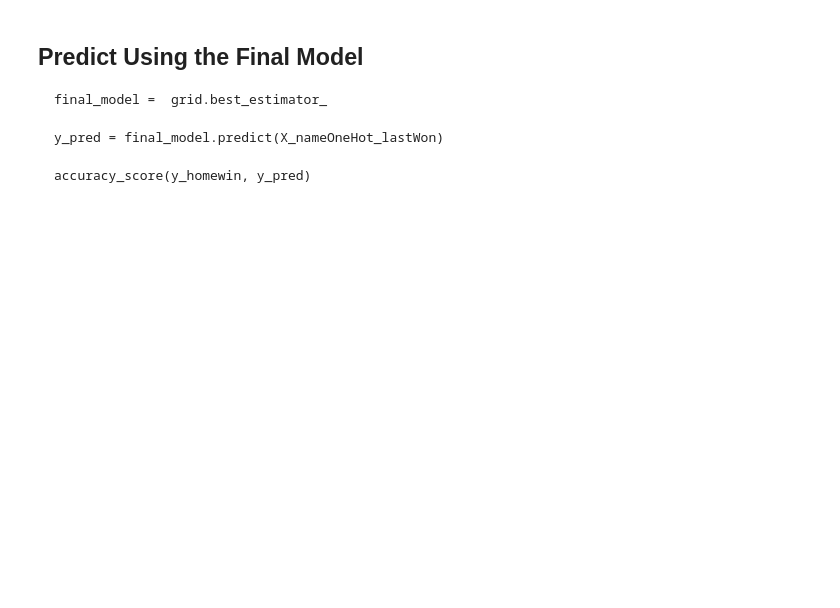
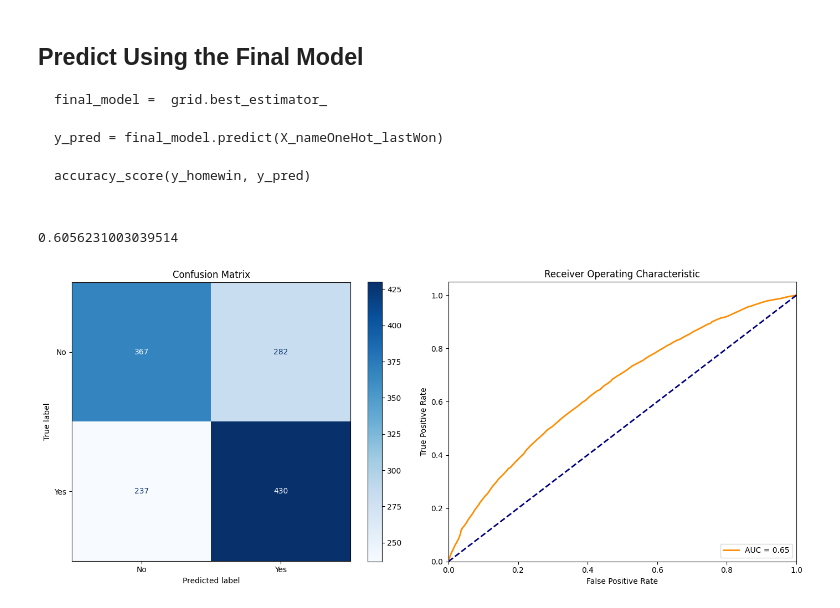
Before and after one commit to dornercr/INFO371, a Jupyter notebook: INFO371_Week5_FeatureE_CrossV.ipynb, the cells around one changed output. Drawn from its saved outputs; the diff is of its cells as text; code cells hidden in the pictures; blank space fills up the shorter version.

````diff
--- a/INFO371_Week5_FeatureE_CrossV.ipynb
+++ b/INFO371_Week5_FeatureE_CrossV.ipynb
@@ -281,6 +488,13 @@ parameter_space = {
 }
 
 ```
+# %%
+parameter_space = {
+"max_features": ["sqrt", "log2", None],
+"n_estimators": [100, 200],
+"criterion": ["gini", "entropy"],
+"min_samples_leaf": [2, 4, 6],
+}
 # %% [markdown]
 Create a Random Forest and tune its parameters:
 ```
@@ -291,3 +505,10 @@ grid = GridSearchCV(clf, parameter_space)
 grid.fit(X_nameOneHot_lastWon, y_homewin)
 print("Accuracy: {0:.1f}%".format(grid.best_score_ * 100))
 ```
+# %%
+clf = RandomForestClassifier(random_state=14)
+
+grid = GridSearchCV(clf, parameter_space)
+
+grid.fit(X_nameOneHot_lastWon, y_homewin)
+print("Accuracy: {0:.1f}%".format(grid.best_score_ * 100))
@@ -307,3 +534,44 @@ y_pred = final_model.predict(X_nameOneHot_lastWon)
 accuracy_score(y_homewin, y_pred)
 
 ```
+# %%
+final_model =  grid.best_estimator_
+
+y_pred = final_model.predict(X_nameOneHot_lastWon)
+
+accuracy_score(y_homewin, y_pred)
+# %% [output]
+0.6056231003039514
+# %%
+from sklearn.metrics import confusion_matrix, ConfusionMatrixDisplay, roc_curve, auc
+import matplotlib.pyplot as plt
+
+# Confusion matrix for final model
+cm = confusion_matrix(y_homewin, y_pred)
+disp = ConfusionMatrixDisplay(confusion_matrix=cm, display_labels=["No", "Yes"])
+
+# ROC curve
+fpr, tpr, _ = roc_curve(y_homewin, final_model.predict_proba(X_nameOneHot_lastWon)[:, 1])
+roc_auc = auc(fpr, tpr)
+
+# Plotting
+fig, axs = plt.subplots(1, 2, figsize=(14, 6))
+
+# Confusion matrix
+axs[0].set_title("Confusion Matrix")
+disp.plot(ax=axs[0], cmap="Blues")
+
+# ROC Curve
+axs[1].plot(fpr, tpr, color='darkorange', lw=2, label=f"AUC = {roc_auc:.2f}")
+axs[1].plot([0, 1], [0, 1], color='navy', lw=2, linestyle='--')
+axs[1].set_xlim([0.0, 1.0])
+axs[1].set_ylim([0.0, 1.05])
+axs[1].set_xlabel('False Positive Rate')
+axs[1].set_ylabel('True Positive Rate')
+axs[1].set_title('Receiver Operating Characteristic')
+axs[1].legend(loc="lower right")
+
+plt.tight_layout()
+plt.show()
+# %% [output]
+[figure, added]
````
Also changed, not shown: parts of 34 cells of this notebook.
